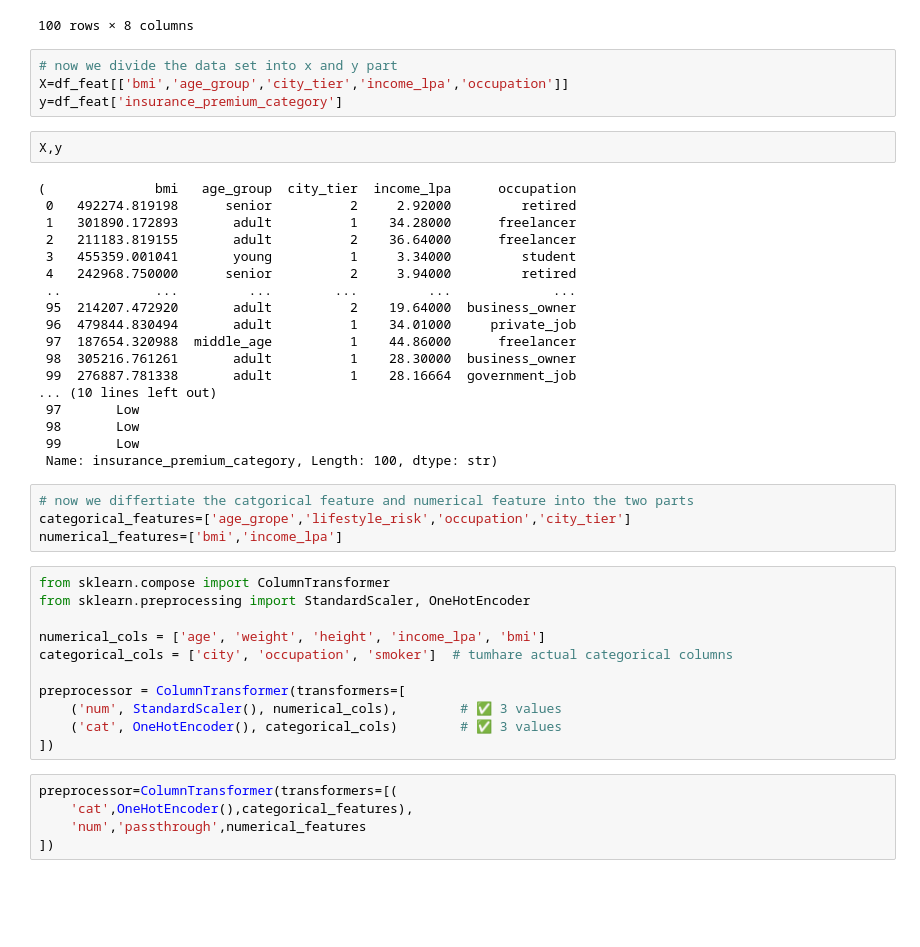
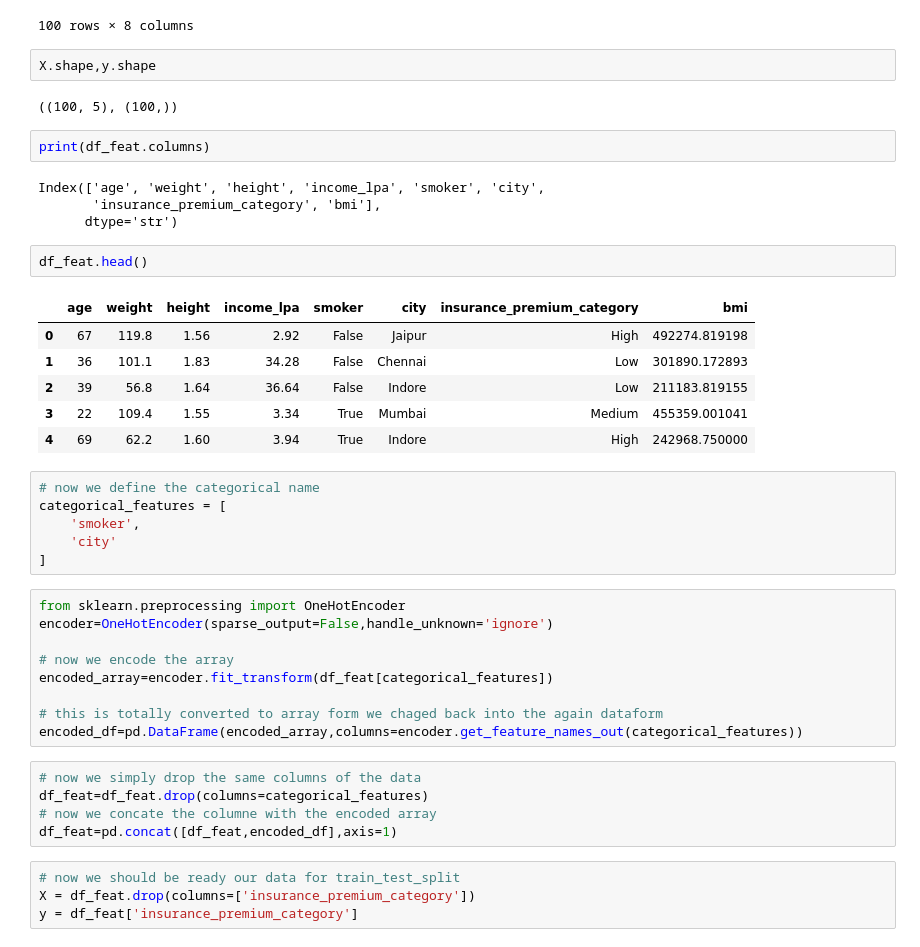
Before and after one commit to Rahul117590/ml-model-flask-api, a Jupyter notebook: project_02/src/model.ipynb, the cells around one changed output. Cells and saved outputs as stored; diff of their text form; blank space fills up the shorter version.

Commit message:
model is ready

```diff
--- a/project_02/src/model.ipynb
+++ b/project_02/src/model.ipynb
@@ -124,48 +124,47 @@ df_feat.drop(columns=['age','weight','smoker','city'])
 | 98 | 1.82 | 28.30000 | business_owner | Low | 305216.761261 | adult | low | 1 |
 | 99 | 1.59 | 28.16664 | government_job | Low | 276887.781338 | adult | high | 1 |
 100 rows × 8 columns
-# %%
-# now we divide the data set into x and y part
-X=df_feat[['bmi','age_group','city_tier','income_lpa','occupation']]
-y=df_feat['insurance_premium_category']
 # %%
-X,y
+X.shape,y.shape
 # %% [output]
-(              bmi   age_group  city_tier  income_lpa      occupation
- 0   492274.819198      senior          2     2.92000         retired
- 1   301890.172893       adult          1    34.28000      freelancer
- 2   211183.819155       adult          2    36.64000      freelancer
- 3   455359.001041       young          1     3.34000         student
- 4   242968.750000      senior          2     3.94000         retired
- ..            ...         ...        ...         ...             ...
- 95  214207.472920       adult          2    19.64000  business_owner
- 96  479844.830494       adult          1    34.01000     private_job
- 97  187654.320988  middle_age          1    44.86000      freelancer
- 98  305216.761261       adult          1    28.30000  business_owner
- 99  276887.781338       adult          1    28.16664  government_job
-... (10 lines left out)
- 97       Low
- 98       Low
- 99       Low
- Name: insurance_premium_category, Length: 100, dtype: str)
+((100, 5), (100,))
-# %%
-# now we differtiate the catgorical feature and numerical feature into the two parts
-categorical_features=['age_grope','lifestyle_risk','occupation','city_tier']
-numerical_features=['bmi','income_lpa']
+# %%
+print(df_feat.columns)
+# %% [output]
+Index(['age', 'weight', 'height', 'income_lpa', 'smoker', 'city',
+       'insurance_premium_category', 'bmi'],
+      dtype='str')
+# %%
+df_feat.head()
+# %% [output]
+|  | age | weight | height | income_lpa | smoker | city | insurance_premium_category | bmi |
+| 0 | 67 | 119.8 | 1.56 | 2.92 | False | Jaipur | High | 492274.819198 |
+| 1 | 36 | 101.1 | 1.83 | 34.28 | False | Chennai | Low | 301890.172893 |
+| 2 | 39 | 56.8 | 1.64 | 36.64 | False | Indore | Low | 211183.819155 |
+| 3 | 22 | 109.4 | 1.55 | 3.34 | True | Mumbai | Medium | 455359.001041 |
+| 4 | 69 | 62.2 | 1.60 | 3.94 | True | Indore | High | 242968.750000 |
+# %%
+# now we define the categorical name
+categorical_features = [
+    'smoker',
+    'city'
+]
 # %%
-from sklearn.compose import ColumnTransformer
-from sklearn.preprocessing import StandardScaler, OneHotEncoder
+from sklearn.preprocessing import OneHotEncoder
+encoder=OneHotEncoder(sparse_output=False,handle_unknown='ignore')
 
-numerical_cols = ['age', 'weight', 'height', 'income_lpa', 'bmi']
-categorical_cols = ['city', 'occupation', 'smoker']  # tumhare actual categorical columns
+# now we encode the array
+encoded_array=encoder.fit_transform(df_feat[categorical_features])
 
-preprocessor = ColumnTransformer(transformers=[
-    ('num', StandardScaler(), numerical_cols),        # ✅ 3 values
-    ('cat', OneHotEncoder(), categorical_cols)        # ✅ 3 values
-])
+# this is totally converted to array form we chaged back into the again dataform
+encoded_df=pd.DataFrame(encoded_array,columns=encoder.get_feature_names_out(categorical_features))
 # %%
-preprocessor=ColumnTransformer(transformers=[(
-    'cat',OneHotEncoder(),categorical_features),
-    'num','passthrough',numerical_features
-])
+# now we simply drop the same columns of the data
+df_feat=df_feat.drop(columns=categorical_features)
+# now we concate the columne with the encoded array
+df_feat=pd.concat([df_feat,encoded_df],axis=1)
+# %%
+# now we should be ready our data for train_test_split
+X = df_feat.drop(columns=['insurance_premium_category'])
+y = df_feat['insurance_premium_category']
 # %%
```
Also changed, not shown: parts of 6 cells of this notebook, 2 other files.
